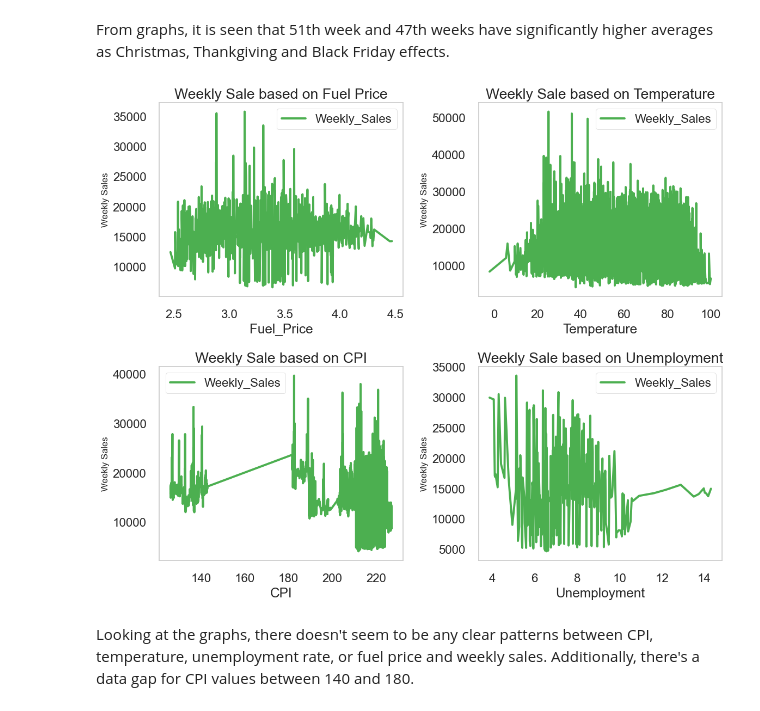
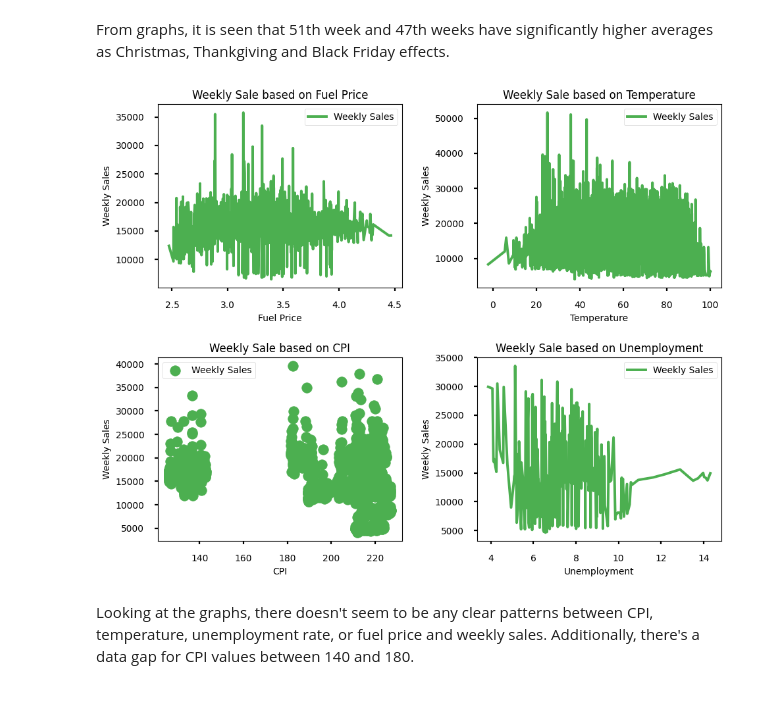
Before and after one commit to mona-shiri/Supply_Chain, a Jupyter notebook: Sales Forecasting.ipynb, the cells around one changed output. Saved outputs shown, nothing was run; the diff lists cells and outputs as text; code cells hidden in the pictures.

```diff
--- a/Sales Forecasting.ipynb
+++ b/Sales Forecasting.ipynb
@@ -623,43 +635,68 @@ plt.show()
 From graphs, it is seen that 51th week and 47th weeks have significantly higher averages as Christmas, Thankgiving and Black Friday effects.
 # %%
 # Fuel Price, CPI , Unemployment , Temperature Effects
-
-fig, axes = plt.subplots(2, 2, figsize=(12, 10))
+fig, axes = plt.subplots(2, 2, figsize=(10, 8))
 
 # Plot 1 - Weekly sale based on Fuel Price
 fuel_price = pd.pivot_table(df, values="Weekly_Sales", index="Fuel_Price")
 fuel_price.plot(ax=axes[0, 0], color='#4CAF50')
 axes[0, 0].grid(False)
-axes[0, 0].set_title('Weekly Sale based on Fuel Price')
-axes[0, 0].set_ylabel('Weekly Sales', fontsize=12)
+axes[0, 0].set_title('Weekly Sale based on Fuel Price', fontsize=12)
+axes[0, 0].set_ylabel('Weekly Sales' , fontsize=10)
+axes[0, 0].set_xlabel('Fuel Price' , fontsize=10)
+axes[0, 0].tick_params(axis='both', labelsize=10)
+axes[0, 0].legend(['Weekly Sales'], fontsize=10)
+
 
 # Plot 2 - Weekly sale based on Temperature
 temperature = pd.pivot_table(df, values="Weekly_Sales", index="Temperature")
 temperature.plot(ax=axes[0, 1], color='#4CAF50')
 axes[0, 1].grid(False)
-axes[0, 1].set_title('Weekly Sale based on Temperature')
-axes[0, 1].set_ylabel('Weekly Sales', fontsize=12)
+axes[0, 1].set_title('Weekly Sale based on Temperature', fontsize=12)
+axes[0, 1].set_ylabel('Weekly Sales', fontsize=10)
+axes[0, 1].set_xlabel('Temperature' , fontsize=10)
+axes[0, 1].tick_params(axis='both', labelsize=10)
+axes[0, 1].legend(['Weekly Sales'], fontsize=10)
+
 
 # Plot 3 - Weekly sale based on CPI
-cpi = pd.pivot_table(df, values="Weekly_Sales", index="CPI")
+'''cpi = pd.pivot_table(df, values="Weekly_Sales", index="CPI")
 cpi.plot(ax=axes[1, 0], color='#4CAF50')
 axes[1, 0].grid(False)
-axes[1, 0].set_title('Weekly Sale based on CPI')
-axes[1, 0].set_ylabel('Weekly Sales', fontsize=12)
+axes[1, 0].set_title('Weekly Sale based on CPI', fontsize=12)
+axes[1, 0].set_ylabel('Weekly Sales', fontsize=10)
+axes[1, 0].set_xlabel('CPI' , fontsize=10)
+axes[1, 0].tick_params(axis='both', labelsize=10)
+axes[1, 0].legend(['Weekly Sales'], fontsize=10)'''
+# to mask the line when there is a gap
+cpi = pd.pivot_table(df, values="Weekly_Sales", index="CPI")
+axes[1, 0].scatter(cpi.index, cpi["Weekly_Sales"], color='#4CAF50', label='Weekly Sales', marker='o')
+axes[1, 0].grid(False)
+axes[1, 0].set_title('Weekly Sale based on CPI', fontsize=12)
+axes[1, 0].set_ylabel('Weekly Sales', fontsize=10)
+axes[1, 0].set_xlabel('CPI', fontsize=10)
+axes[1, 0].tick_params(axis='both', labelsize=10)
+axes[1, 0].legend(['Weekly Sales'], fontsize=10)
+
+
 
 # Plot 4 - Weekly sale based on Unemployment
 unemployment = pd.pivot_table(df, values="Weekly_Sales", index="Unemployment")
 unemployment.plot(ax=axes[1, 1], color='#4CAF50')
 axes[1, 1].grid(False)
-axes[1, 1].set_title('Weekly Sale based on Unemployment')
-axes[1, 1].set_ylabel('Weekly Sales', fontsize=12)
+axes[1, 1].set_title('Weekly Sale based on Unemployment', fontsize=12)
+axes[1, 1].set_ylabel('Weekly Sales', fontsize=10 )
+axes[1, 1].set_xlabel('Unemployment' , fontsize=10)
+axes[1, 1].tick_params(axis='both', labelsize=10)
+axes[1, 1].legend(['Weekly Sales'], fontsize=10)
+
 
 # Adjust layout
 plt.tight_layout()
 
 plt.show()
 # %% [output]
-[figure, old version]
+[figure, new version]
 # %% [markdown]
 Looking at the graphs, there doesn't seem to be any clear patterns between CPI, temperature, unemployment rate, or fuel price and weekly sales. Additionally, there's a data gap for CPI values between 140 and 180.
 # %%
```
Also changed, not shown: parts of 39 cells of this notebook, 1 other file.
